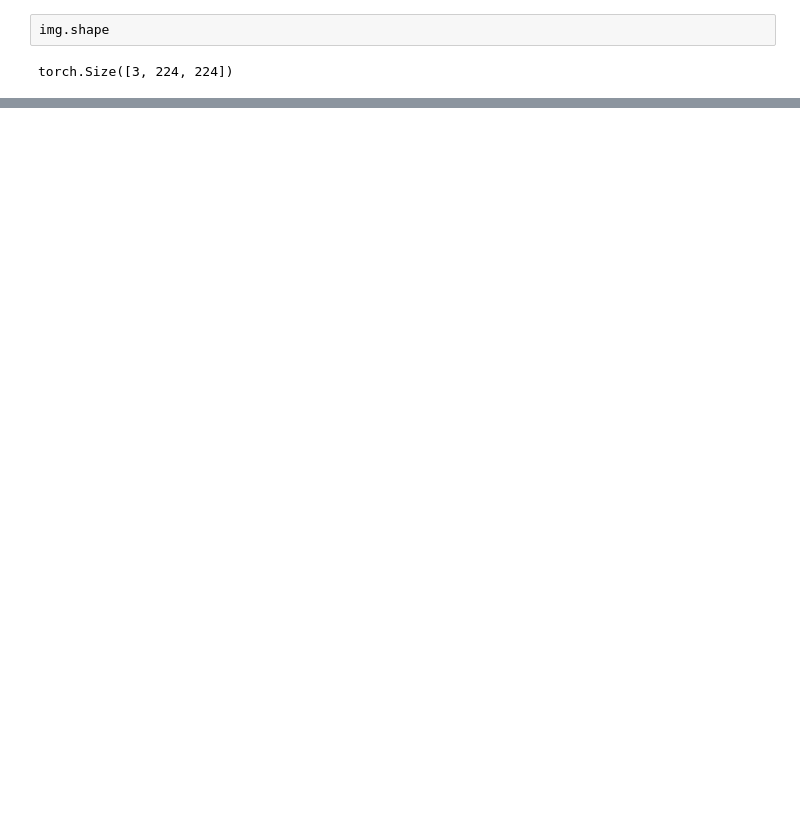
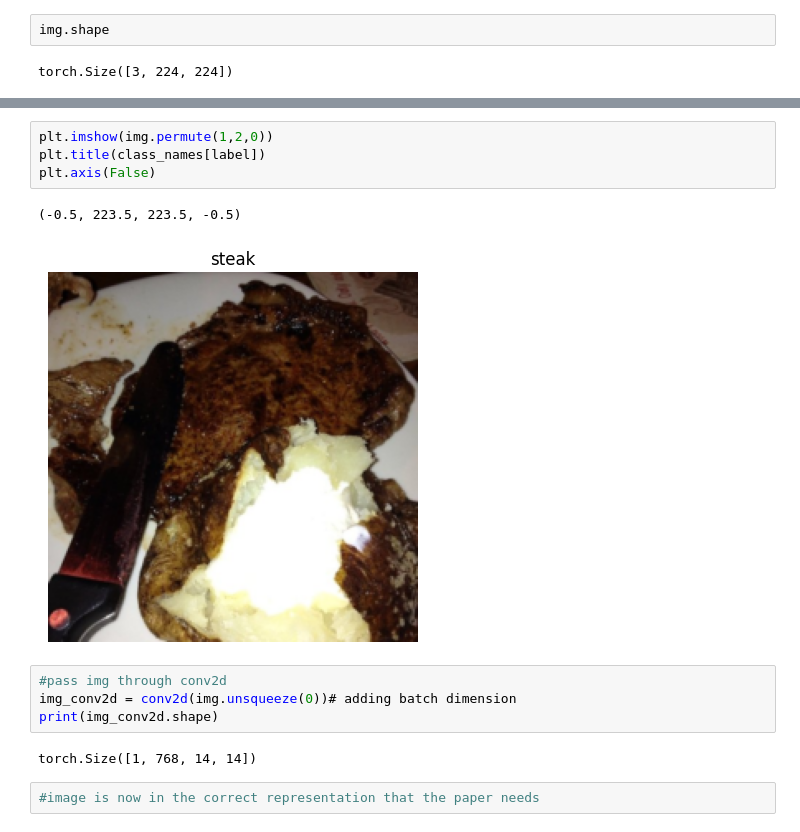
Before and after one commit to AlexanderWeismannn/ML-Paper-Replication, a Jupyter notebook: ML_Paper_Replica/pytorch_replication.ipynb, the cells around one changed output, grey strips where cells are left out. Drawn from its saved outputs; the diff is of its cells as text; blank space fills up the shorter version.

Commit message:
converted the image to the correct flattened dimension

```diff
--- a/ML_Paper_Replica/pytorch_replication.ipynb
+++ b/ML_Paper_Replica/pytorch_replication.ipynb
@@ -234,0 +247,15 @@ Text(0.5, 0.98, 'pizza -> Patchified')
+# %%
+plt.imshow(img.permute(1,2,0))
+plt.title(class_names[label])
+plt.axis(False)
+# %% [output]
+(-0.5, 223.5, 223.5, -0.5)
+[figure, added]
+# %%
+#pass img through conv2d
+img_conv2d = conv2d(img.unsqueeze(0))# adding batch dimension
+print(img_conv2d.shape)
+# %% [output]
+torch.Size([1, 768, 14, 14])
+# %%
+#image is now in the correct representation that the paper needs
```
Also changed, not shown: parts of 6 cells of this notebook.
